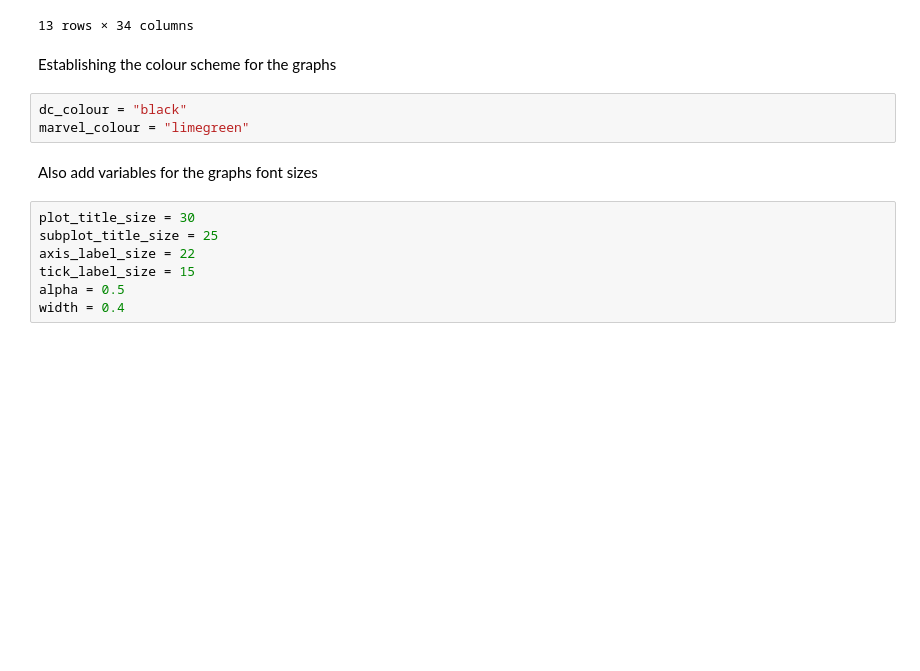
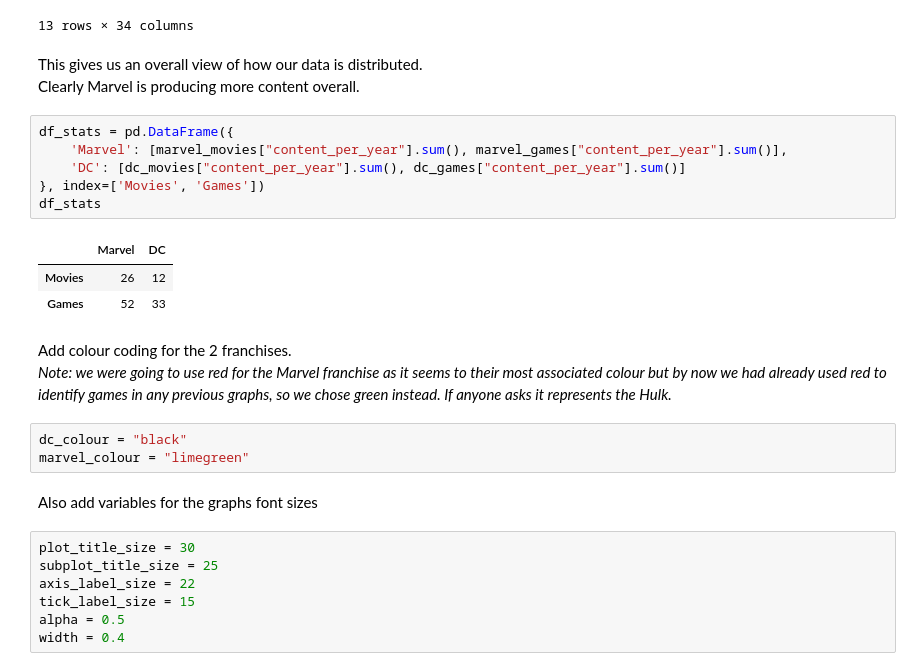
Before and after one commit to adambrennan150/Franchises, a Jupyter notebook: 108_CaseStudy.ipynb, the cells around one changed output. Drawn from its saved outputs; the diff is of its cells as text; blank space fills up the shorter version.

```diff
--- a/108_CaseStudy.ipynb
+++ b/108_CaseStudy.ipynb
@@ -63,8 +68,22 @@ marvel_movies
 | 8308 | Marvel | f1329 | movie | tt9419884, tt10648342, tt9114286 | Doctor Strange in the Multiverse ... | 2022 | 3.483550e+05 | 6.600000 | ... |
 | 8309 | Marvel | f1329 | movie | tt10954600 | Ant-Man and the Wasp: Quantumania | 2023 | 9.942200e+04 | 6.400000 | ... |
 13 rows × 34 columns
-# %% [markdown]
-Establishing the colour scheme for the graphs
+# %% [markdown]
+This gives us an overall view of how our data is distributed.\
+Clearly Marvel is producing more content overall.
+# %%
+df_stats = pd.DataFrame({
+    'Marvel': [marvel_movies["content_per_year"].sum(), marvel_games["content_per_year"].sum()],
+    'DC': [dc_movies["content_per_year"].sum(), dc_games["content_per_year"].sum()]
+}, index=['Movies', 'Games'])
+df_stats
+# %% [output]
+|  | Marvel | DC |
+| Movies | 26 | 12 |
+| Games | 52 | 33 |
+# %% [markdown]
+Add colour coding for the 2 franchises.\
+*Note: we were going to use red for the Marvel franchise as it seems to their most associated colour but by now we had already used red to identify games in any previous graphs, so we chose green instead. If anyone asks it represents the Hulk.*
 # %%
 dc_colour = "black"
 marvel_colour = "limegreen"
```
Also changed, not shown: parts of 11 cells of this notebook.
